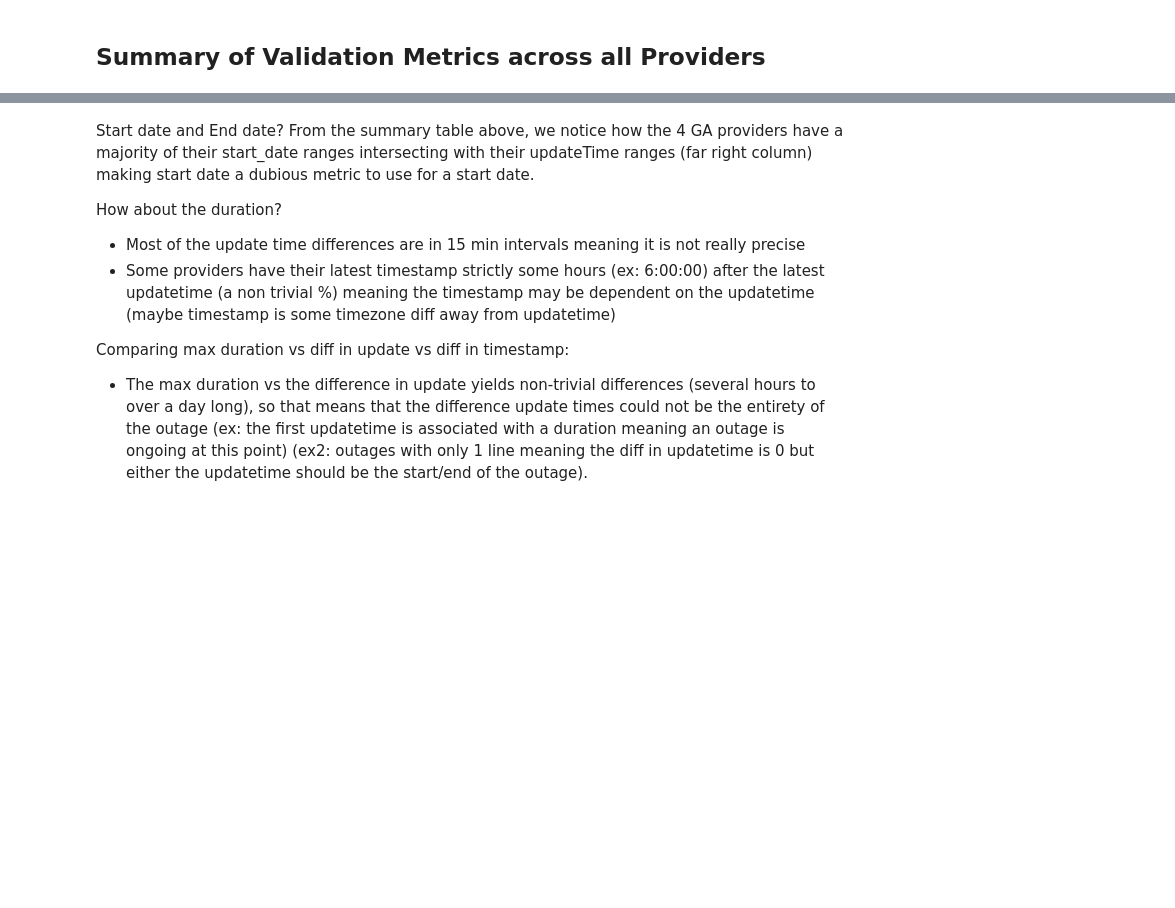
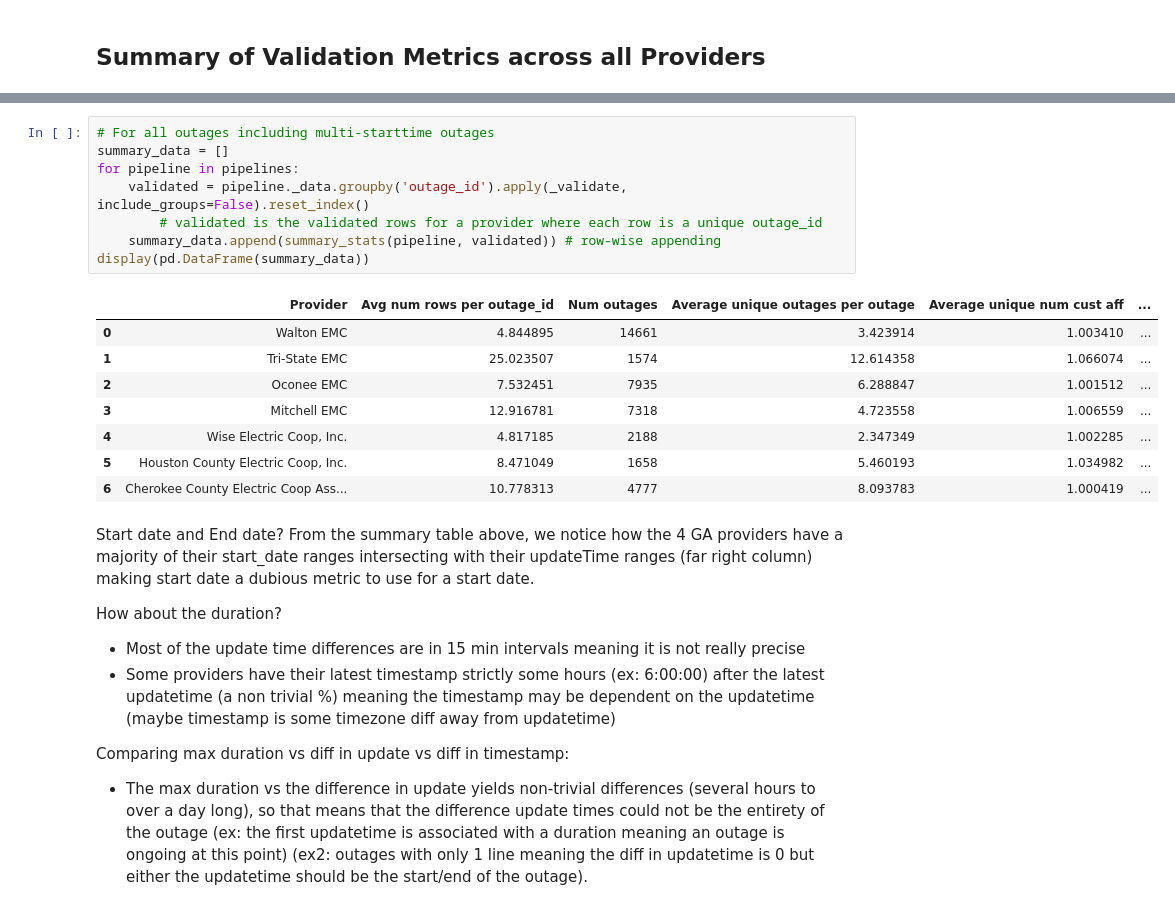
Before and after one commit to Urban-Research-Group/outage-data-scraper, a Jupyter notebook: scripts/ga_11_tx_12.ipynb, the cells around one changed output, grey strips where cells are left out. Cells and saved outputs as stored; diff of their text form; blank space fills up the shorter version.

```diff
--- a/scripts/ga_11_tx_12.ipynb
+++ b/scripts/ga_11_tx_12.ipynb
@@ -742,3 +833,20 @@ display(pd.DataFrame(summary_data))
+# %%
+# For all outages including multi-starttime outages
+summary_data = []
+for pipeline in pipelines:
+    validated = pipeline._data.groupby('outage_id').apply(_validate, include_groups=False).reset_index()
+        # validated is the validated rows for a provider where each row is a unique outage_id
+    summary_data.append(summary_stats(pipeline, validated)) # row-wise appending
+display(pd.DataFrame(summary_data))
+# %% [output]
+|  | Provider | Avg num rows per outage_id | Num outages | Average unique outages per outage | Average unique num cust aff | ... |
+| 0 | Walton EMC | 4.844895 | 14661 | 3.423914 | 1.003410 | ... |
+| 1 | Tri-State EMC | 25.023507 | 1574 | 12.614358 | 1.066074 | ... |
+| 2 | Oconee EMC | 7.532451 | 7935 | 6.288847 | 1.001512 | ... |
+| 3 | Mitchell EMC | 12.916781 | 7318 | 4.723558 | 1.006559 | ... |
+| 4 | Wise Electric Coop, Inc. | 4.817185 | 2188 | 2.347349 | 1.002285 | ... |
+| 5 | Houston County Electric Coop, Inc. | 8.471049 | 1658 | 5.460193 | 1.034982 | ... |
+| 6 | Cherokee County Electric Coop Ass... | 10.778313 | 4777 | 8.093783 | 1.000419 | ... |
 # %% [markdown]
 Start date and End date?
 From the summary table above, we notice how the 4 GA providers have a majority of their start_date ranges intersecting with their updateTime ranges (far right column) making start date a dubious metric to use for a start date.
```
Also changed, not shown: parts of 19 cells of this notebook, 3 other files.
